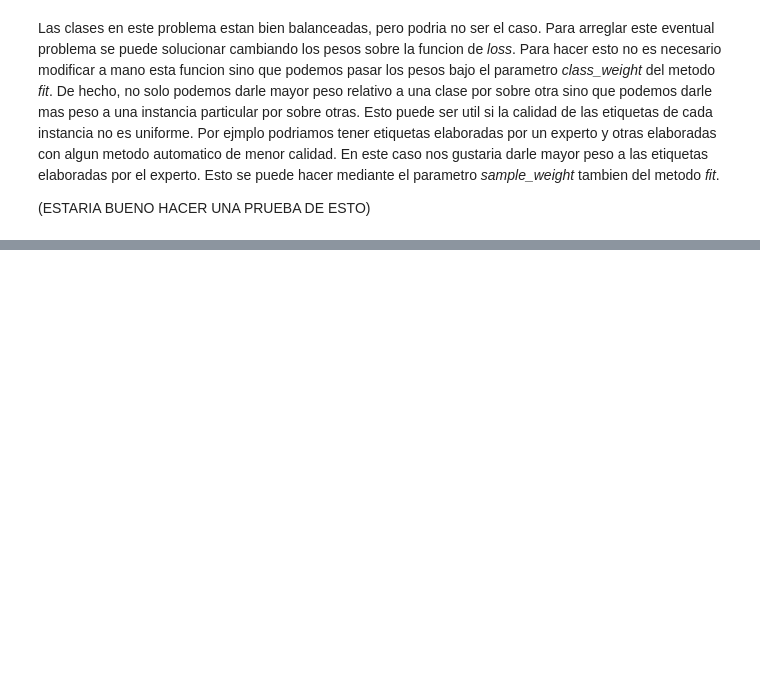
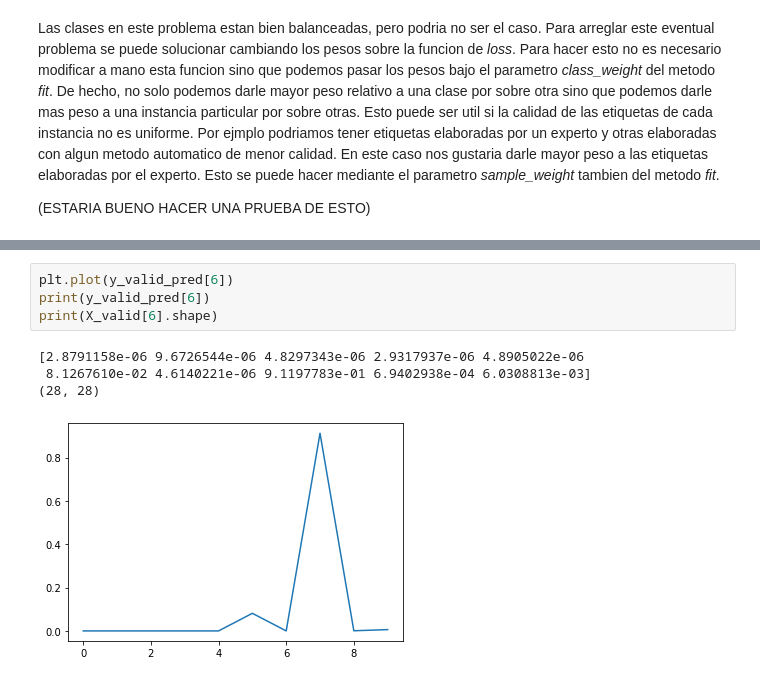
Before and after one commit to nechebarrena/HOML, a Jupyter notebook: HOML_cap_10.ipynb, the cells around one changed output, grey strips where cells are left out. Drawn from its saved outputs; the diff is of its cells as text; blank space fills up the shorter version.

```diff
--- a/HOML_cap_10.ipynb
+++ b/HOML_cap_10.ipynb
@@ -226,0 +236,9 @@ Las clases en este problema estan bien balanceadas, pero podria no ser el caso.
+# %%
+plt.plot(y_valid_pred[6])
+print(y_valid_pred[6])
+print(X_valid[6].shape)
+# %% [output]
+[2.8791158e-06 9.6726544e-06 4.8297343e-06 2.9317937e-06 4.8905022e-06
+ 8.1267610e-02 4.6140221e-06 9.1197783e-01 6.9402938e-04 6.0308813e-03]
+(28, 28)
+[figure, added]
```
Also changed, not shown: parts of 2 cells of this notebook.
